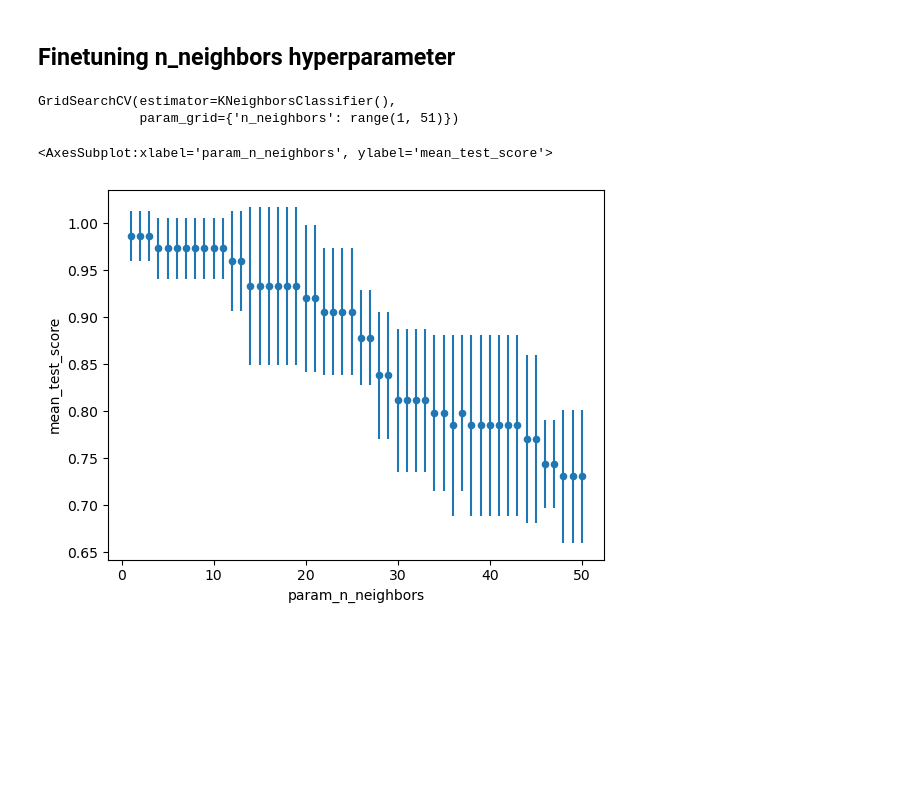
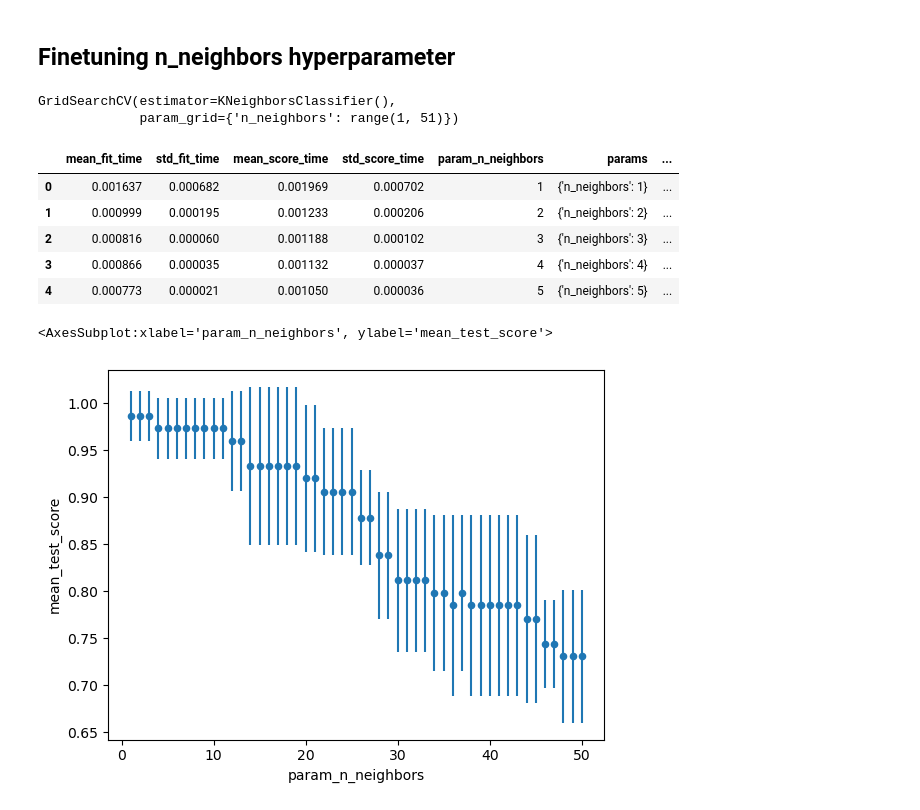
Before and after one commit to NathanChristopherJames/seed_classifier, a Jupyter notebook: MachineLearning_code.ipynb, the cells around one changed output. Saved outputs shown, nothing was run; the diff lists cells and outputs as text; code cells hidden in the pictures; blank space fills up the shorter version.

```diff
--- a/MachineLearning_code.ipynb
+++ b/MachineLearning_code.ipynb
@@ -108,4 +111,16 @@ model.fit(train_X, train_y)
 # %% [output]
 GridSearchCV(estimator=KNeighborsClassifier(),
              param_grid={'n_neighbors': range(1, 51)})
+# %%
+# Create a dataframe containing results from cross validation
+cv_results = pd.DataFrame(model.cv_results_)
+# View top 5 results
+cv_results.head()
+# %% [output]
+|  | mean_fit_time | std_fit_time | mean_score_time | std_score_time | param_n_neighbors | params | ... |
+| 0 | 0.001637 | 0.000682 | 0.001969 | 0.000702 | 1 | {'n_neighbors': 1} | ... |
+| 1 | 0.000999 | 0.000195 | 0.001233 | 0.000206 | 2 | {'n_neighbors': 2} | ... |
+| 2 | 0.000816 | 0.000060 | 0.001188 | 0.000102 | 3 | {'n_neighbors': 3} | ... |
+| 3 | 0.000866 | 0.000035 | 0.001132 | 0.000037 | 4 | {'n_neighbors': 4} | ... |
+| 4 | 0.000773 | 0.000021 | 0.001050 | 0.000036 | 5 | {'n_neighbors': 5} | ... |
 # %%
```
Also changed, not shown: parts of 2 cells of this notebook.
